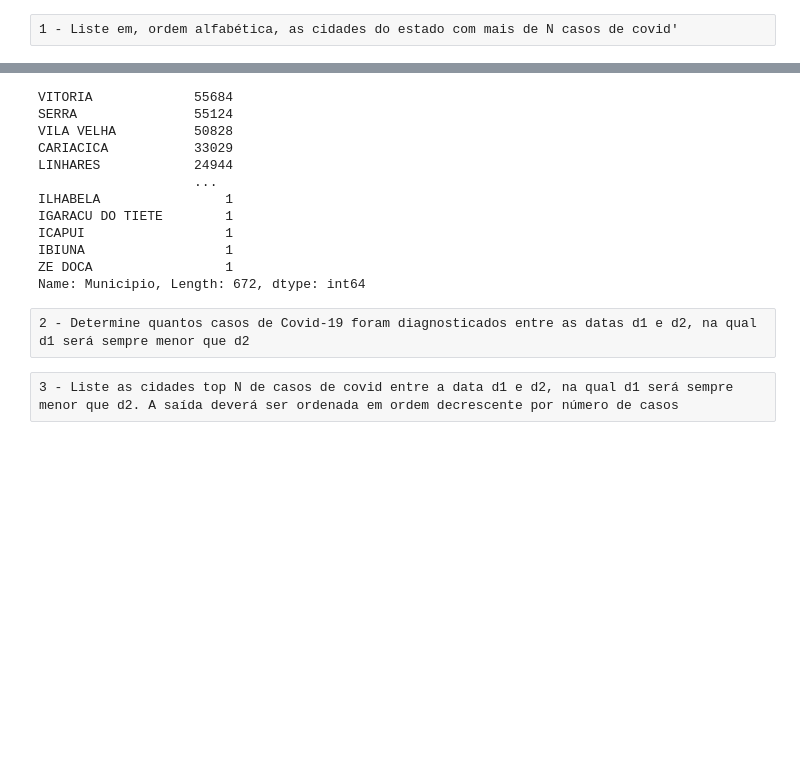
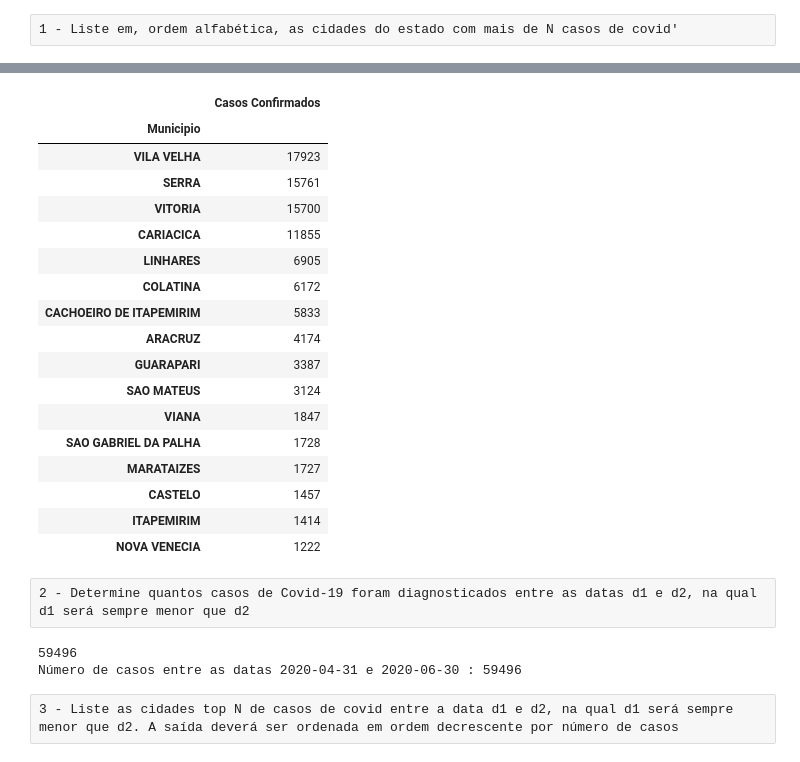
Before and after one commit to Lucas-Castro-de-Rezende/covid-panel, a Jupyter notebook: covid-panel.ipynb, the cells around one changed output, grey strips where cells are left out. Cells and saved outputs as stored; diff of their text form; code cells hidden in the pictures; blank space fills up the shorter version.

```diff
--- a/covid-panel.ipynb
+++ b/covid-panel.ipynb
@@ -10,22 +24,42 @@ Número de casos: 1
 # %%
-city_cases = covid_data["Municipio"].value_counts()
-mask_city = city_cases >= N
-city_high_risk = city_cases[mask_city]
-city_high_risk.sort_index(ascending=True).sort_values(ascending=False)
+confirmed = covid_data[covid_data["Classificacao"] == "Confirmados"]
+city_cases = confirmed.groupby(by="Municipio").size().to_frame(name="Casos Confirmados")
+confirmed_count = city_cases.sort_values(by="Casos Confirmados", ascending=False)
+confirmed_N_cases = confirmed_count[confirmed_count["Casos Confirmados"] >= N]
+confirmed_N_cases.to_csv("./data/confirmed_N_cases.csv")
+confirmed_N_cases
 # %% [output]
-VITORIA             55684
-SERRA               55124
-VILA VELHA          50828
-CARIACICA           33029
-LINHARES            24944
-                    ...
-ILHABELA                1
-IGARACU DO TIETE        1
-ICAPUI                  1
-IBIUNA                  1
-ZE DOCA                 1
-Name: Municipio, Length: 672, dtype: int64
+|  | Casos Confirmados |
+| Municipio |  |
+| VILA VELHA | 17923 |
+| SERRA | 15761 |
+| VITORIA | 15700 |
+| CARIACICA | 11855 |
+| LINHARES | 6905 |
+| COLATINA | 6172 |
+| CACHOEIRO DE ITAPEMIRIM | 5833 |
+| ARACRUZ | 4174 |
+| GUARAPARI | 3387 |
+| SAO MATEUS | 3124 |
+| VIANA | 1847 |
+| SAO GABRIEL DA PALHA | 1728 |
+| MARATAIZES | 1727 |
+| CASTELO | 1457 |
+| ITAPEMIRIM | 1414 |
+| NOVA VENECIA | 1222 |
 # %% [raw]
 2 - Determine quantos casos de Covid-19 foram diagnosticados entre as datas d1 e d2, na qual d1 será sempre menor que d2
+# %%
+d1 = "2020-04-31"
+d2 = "2020-06-30"
+mask_low_date = confirmed["DataDiagnostico"] >= d1
+mask_high_date = confirmed["DataDiagnostico"] <= d2
+confirmed_in_date = confirmed[mask_low_date & mask_high_date]
+number_of_cases = confirmed_in_date.values.shape[0]
+print(number_of_cases)
+print("Número de casos entre as datas", d1, "e", d2, ":" , number_of_cases)
+# %% [output]
+59496
+Número de casos entre as datas 2020-04-31 e 2020-06-30 : 59496
 # %% [raw]
 3 - Liste as cidades top N de casos de covid entre a data d1 e d2, na qual d1 será sempre menor que d2. A saída deverá ser ordenada em ordem decrescente por número de casos
```
Also changed, not shown: parts of 2 cells of this notebook.
